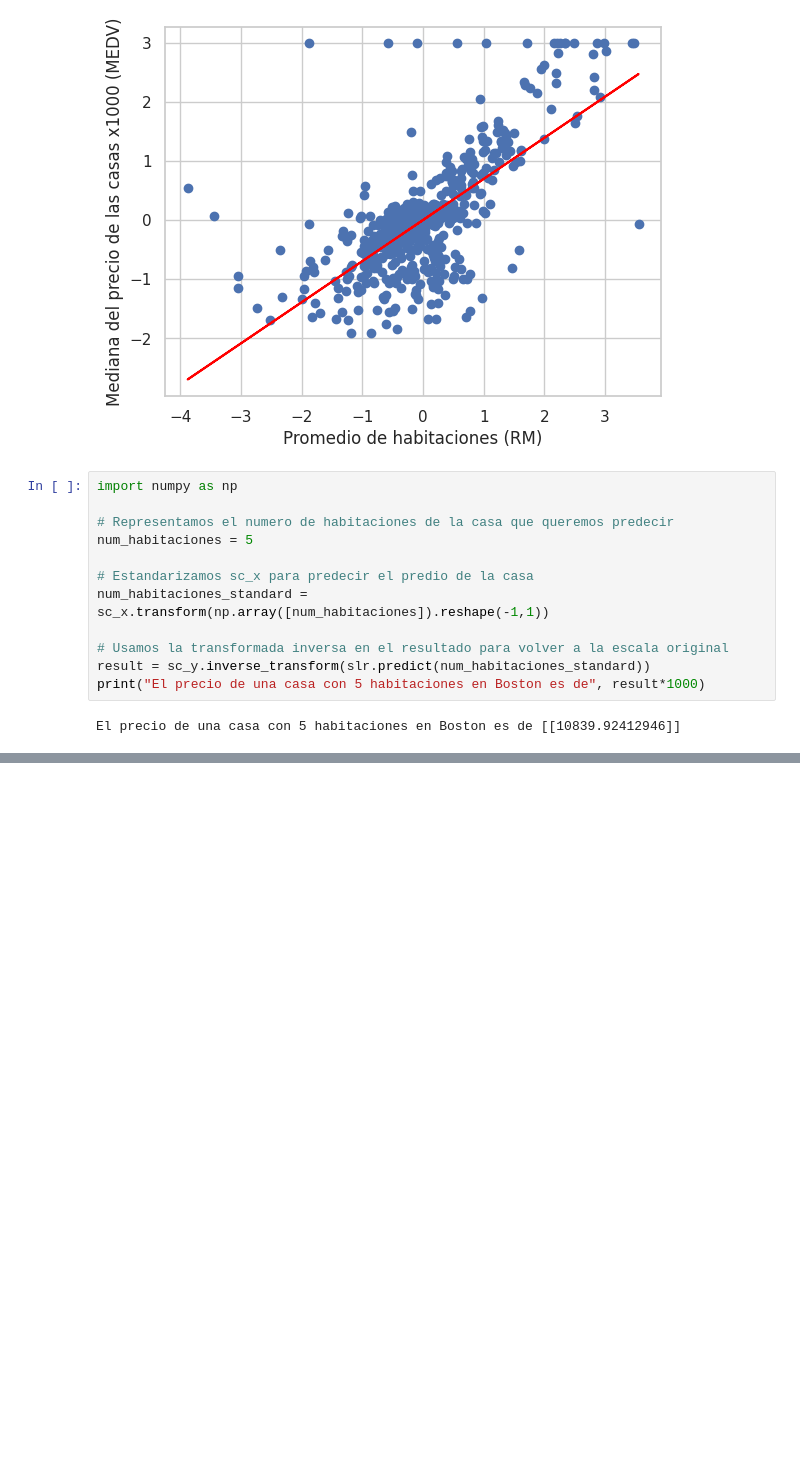
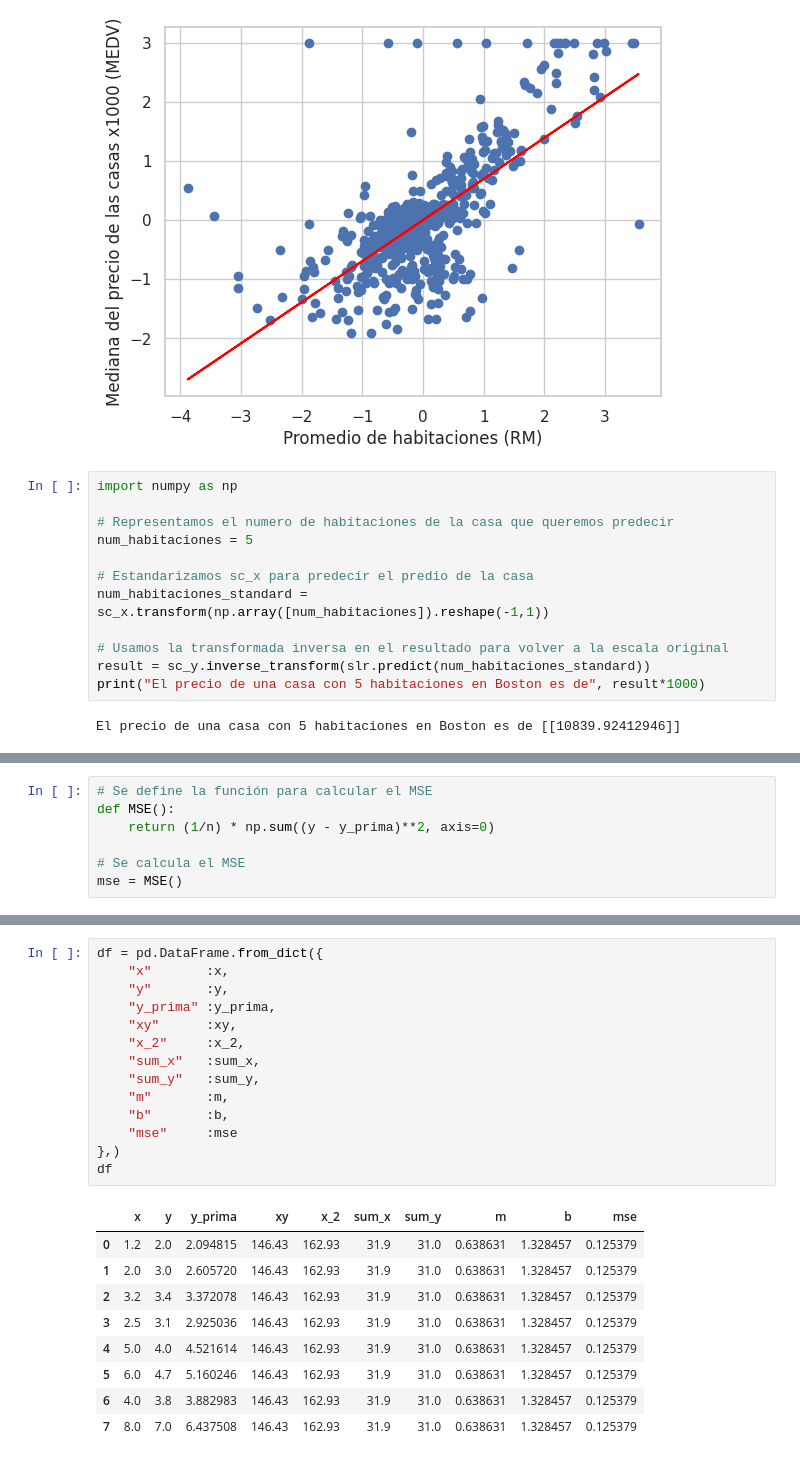
Before and after one commit to mazzaroli/linear_regression, a Jupyter notebook: notas.ipynb, the cells around one changed output, grey strips where cells are left out. Saved outputs shown, nothing was run; the diff lists cells and outputs as text; blank space fills up the shorter version.

```diff
--- a/notas.ipynb
+++ b/notas.ipynb
@@ -187,0 +312,7 @@ El precio de una casa con 5 habitaciones en Boston es de [[10839.92412946]]
+# %%
+# Se define la función para calcular el MSE
+def MSE():
+    return (1/n) * np.sum((y - y_prima)**2, axis=0)
+
+# Se calcula el MSE
+mse = MSE()
@@ -187,0 +325,24 @@ El precio de una casa con 5 habitaciones en Boston es de [[10839.92412946]]
+# %%
+df = pd.DataFrame.from_dict({
+    "x"       :x,
+    "y"       :y,
+    "y_prima" :y_prima,
+    "xy"      :xy,
+    "x_2"     :x_2,
+    "sum_x"   :sum_x,
+    "sum_y"   :sum_y,
+    "m"       :m,
+    "b"       :b,
+    "mse"     :mse
+},)
+df
+# %% [output]
+|  | x | y | y_prima | xy | x_2 | sum_x | sum_y | m | b | mse |
+| 0 | 1.2 | 2.0 | 2.094815 | 146.43 | 162.93 | 31.9 | 31.0 | 0.638631 | 1.328457 | 0.125379 |
+| 1 | 2.0 | 3.0 | 2.605720 | 146.43 | 162.93 | 31.9 | 31.0 | 0.638631 | 1.328457 | 0.125379 |
+| 2 | 3.2 | 3.4 | 3.372078 | 146.43 | 162.93 | 31.9 | 31.0 | 0.638631 | 1.328457 | 0.125379 |
+| 3 | 2.5 | 3.1 | 2.925036 | 146.43 | 162.93 | 31.9 | 31.0 | 0.638631 | 1.328457 | 0.125379 |
+| 4 | 5.0 | 4.0 | 4.521614 | 146.43 | 162.93 | 31.9 | 31.0 | 0.638631 | 1.328457 | 0.125379 |
+| 5 | 6.0 | 4.7 | 5.160246 | 146.43 | 162.93 | 31.9 | 31.0 | 0.638631 | 1.328457 | 0.125379 |
+| 6 | 4.0 | 3.8 | 3.882983 | 146.43 | 162.93 | 31.9 | 31.0 | 0.638631 | 1.328457 | 0.125379 |
+| 7 | 8.0 | 7.0 | 6.437508 | 146.43 | 162.93 | 31.9 | 31.0 | 0.638631 | 1.328457 | 0.125379 |
```
Also changed, not shown: parts of 18 cells of this notebook.
